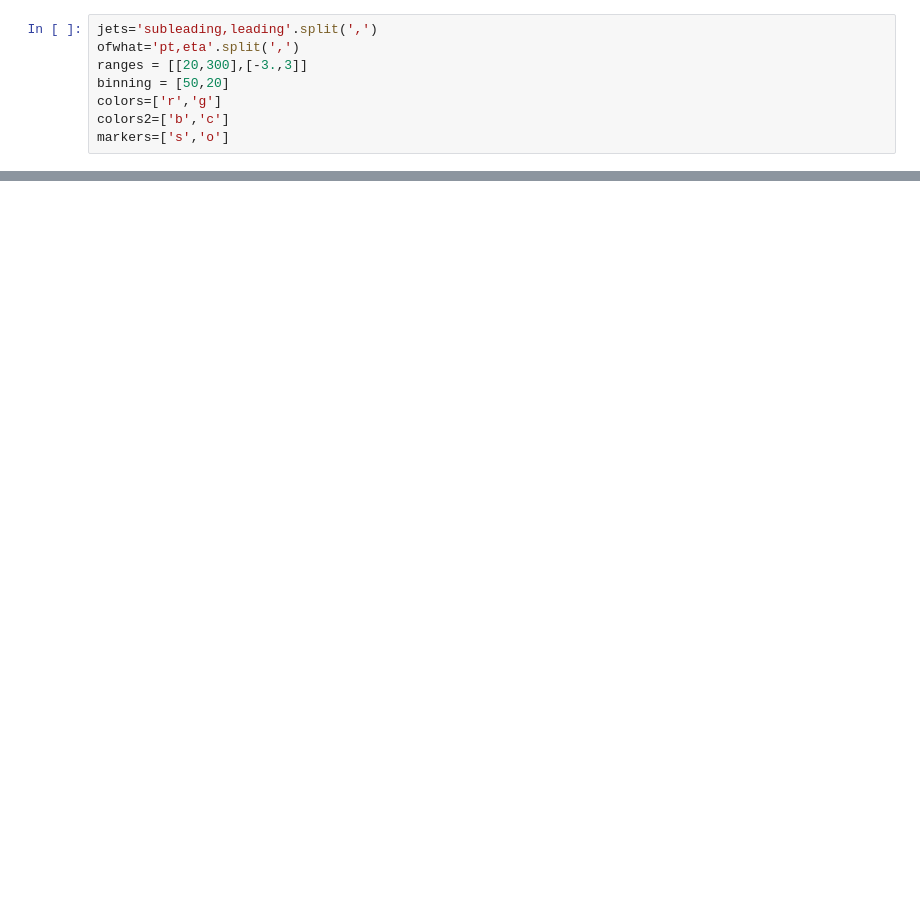
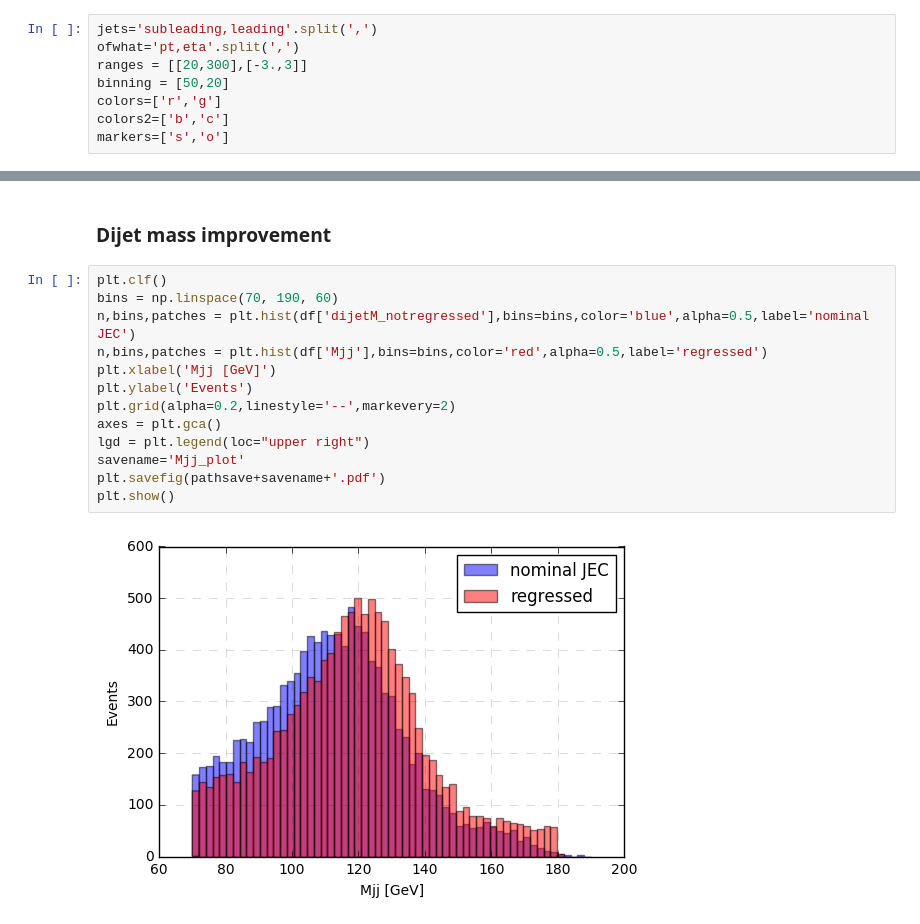
Before and after one commit to michelif/HHbbgg_ETH, a Jupyter notebook: Training/notebooks/bjetresolution.ipynb, the cells around one changed output, grey strips where cells are left out. Cells and saved outputs as stored; diff of their text form; blank space fills up the shorter version.

```diff
--- a/Training/notebooks/bjetresolution.ipynb
+++ b/Training/notebooks/bjetresolution.ipynb
@@ -114,0 +171,17 @@ for num_what,what in enumerate(ofwhat):
+# %% [markdown]
+### Dijet mass improvement
+# %%
+plt.clf()
+bins = np.linspace(70, 190, 60)
+n,bins,patches = plt.hist(df['dijetM_notregressed'],bins=bins,color='blue',alpha=0.5,label='nominal JEC')
+n,bins,patches = plt.hist(df['Mjj'],bins=bins,color='red',alpha=0.5,label='regressed')
+plt.xlabel('Mjj [GeV]')
+plt.ylabel('Events')
+plt.grid(alpha=0.2,linestyle='--',markevery=2)
+axes = plt.gca()
+lgd = plt.legend(loc="upper right")
+savename='Mjj_plot'
+plt.savefig(pathsave+savename+'.pdf')
+plt.show()
+# %% [output]
+[figure, added]
```
Also changed, not shown: parts of 23 cells of this notebook, 9 other files.
